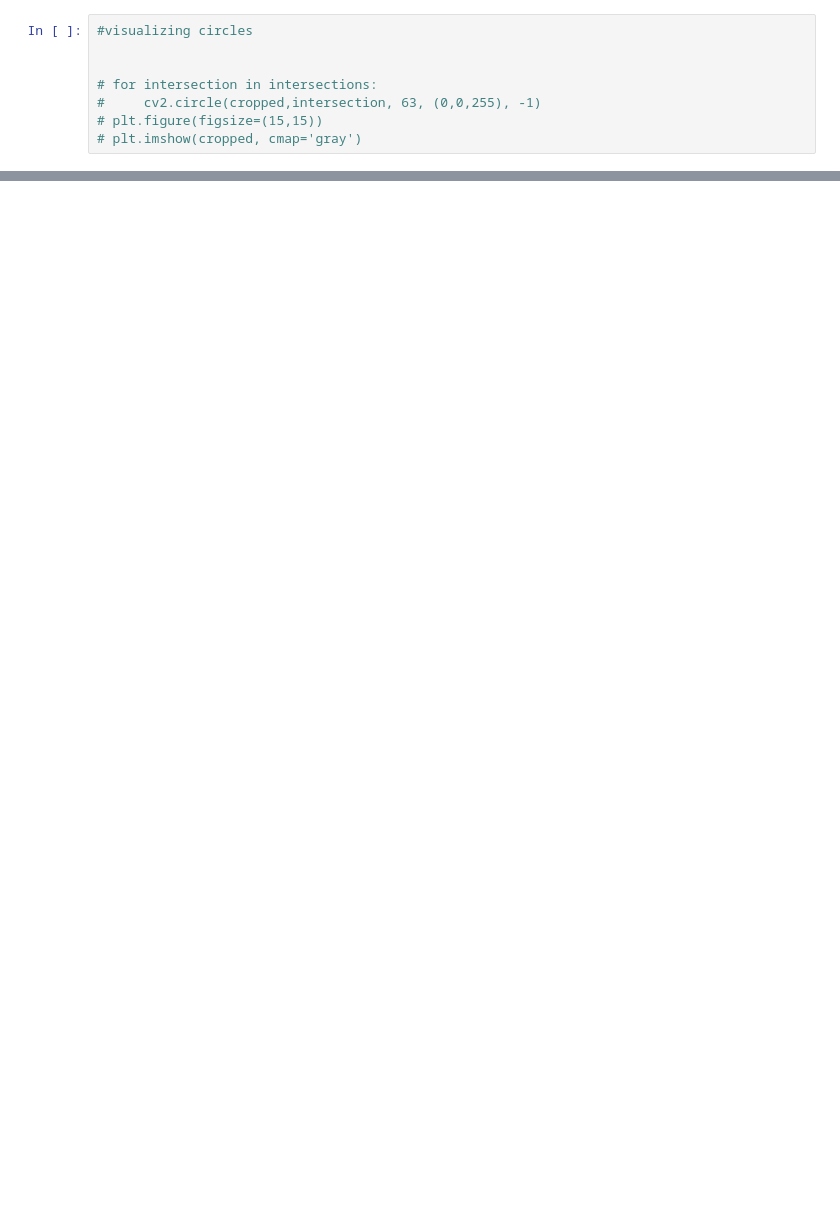
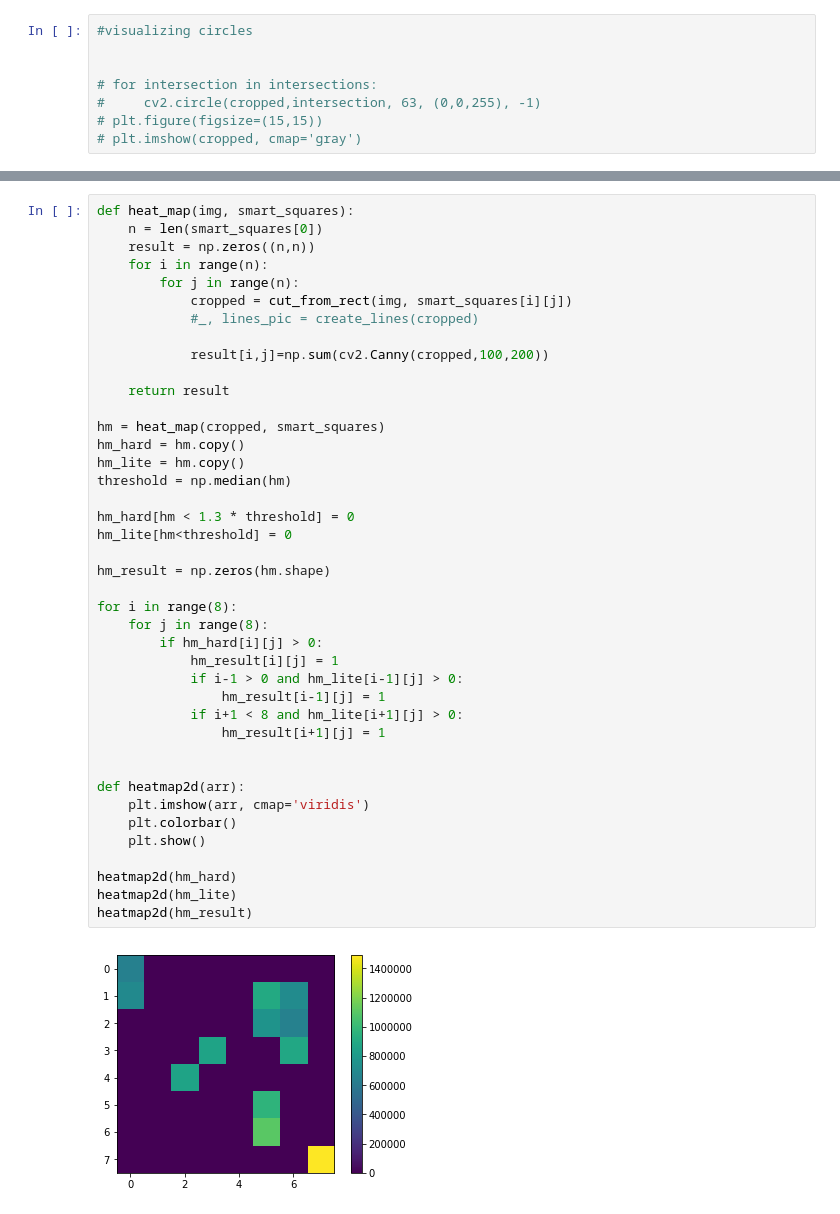
Before and after one commit to xtreemtg/chess_cheaters, a Jupyter notebook: Board_recognizer.ipynb, the cells around one changed output, grey strips where cells are left out. Drawn from its saved outputs; the diff is of its cells as text; blank space fills up the shorter version.

```diff
--- a/Board_recognizer.ipynb
+++ b/Board_recognizer.ipynb
@@ -316,0 +317,43 @@ plot_smart_squares(cropped, smart_squares)
+# %%
+def heat_map(img, smart_squares):
+    n = len(smart_squares[0])
+    result = np.zeros((n,n))
+    for i in range(n):
+        for j in range(n):
+            cropped = cut_from_rect(img, smart_squares[i][j])
+            #_, lines_pic = create_lines(cropped)
+
+            result[i,j]=np.sum(cv2.Canny(cropped,100,200))
+
+    return result
+
+hm = heat_map(cropped, smart_squares)
+hm_hard = hm.copy()
+hm_lite = hm.copy()
+threshold = np.median(hm)
+
+hm_hard[hm < 1.3 * threshold] = 0
+hm_lite[hm<threshold] = 0
+
+hm_result = np.zeros(hm.shape)
+
+for i in range(8):
+    for j in range(8):
+        if hm_hard[i][j] > 0:
+            hm_result[i][j] = 1
+            if i-1 > 0 and hm_lite[i-1][j] > 0:
+                hm_result[i-1][j] = 1
+            if i+1 < 8 and hm_lite[i+1][j] > 0:
+                hm_result[i+1][j] = 1
+
+
+def heatmap2d(arr):
+    plt.imshow(arr, cmap='viridis')
+    plt.colorbar()
+    plt.show()
+
+heatmap2d(hm_hard)
+heatmap2d(hm_lite)
+heatmap2d(hm_result)
+# %% [output]
+[figure, added]
```
Also changed, not shown: parts of 12 cells of this notebook, 1 other file.
